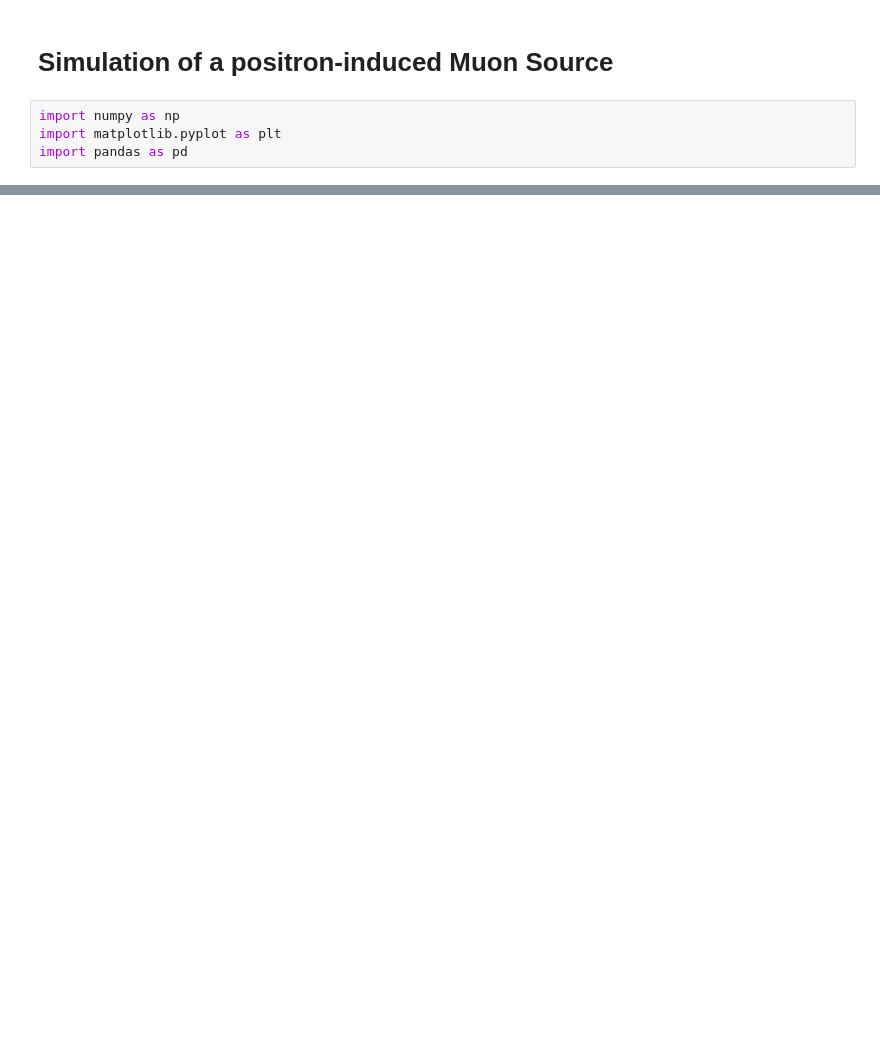
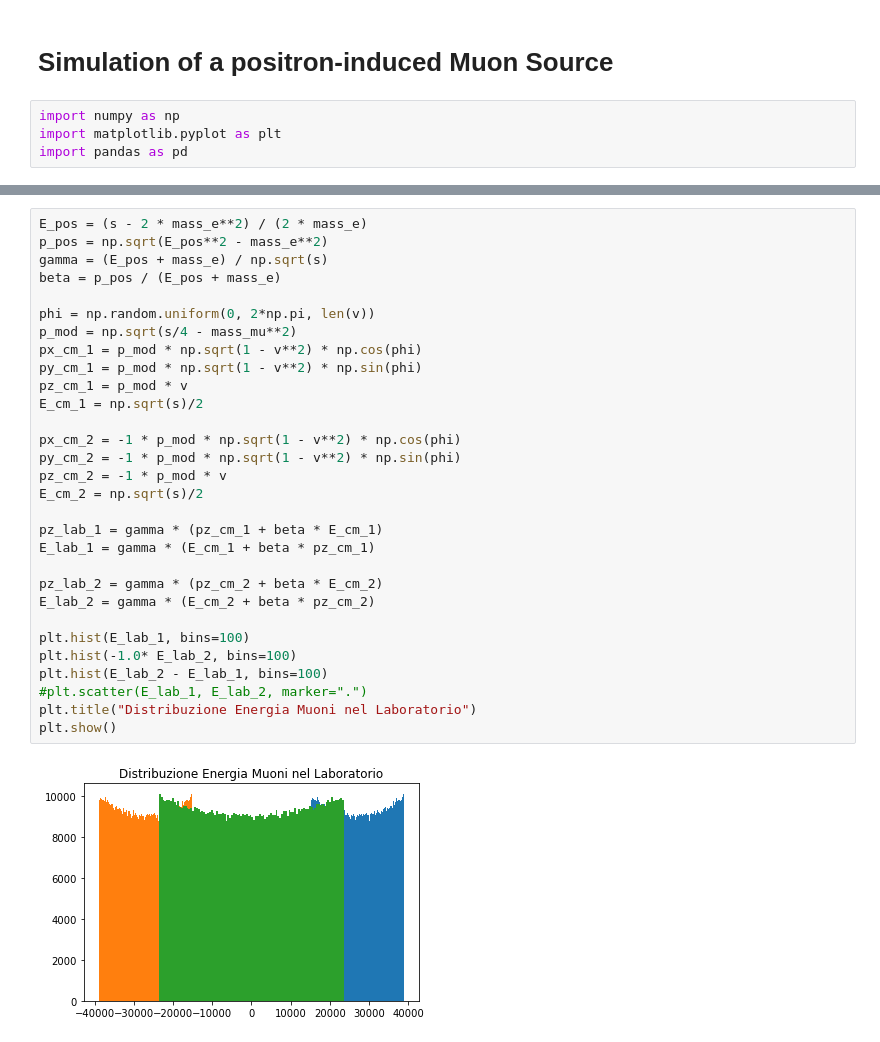
Before and after one commit to sarapasquato/LCP_Project, a Jupyter notebook: Project.ipynb, the cells around one changed output, grey strips where cells are left out. Drawn from its saved outputs; the diff is of its cells as text; blank space fills up the shorter version.

```diff
--- a/Project.ipynb
+++ b/Project.ipynb
@@ -33,0 +66,32 @@ plt.show()
+# %%
+E_pos = (s - 2 * mass_e**2) / (2 * mass_e)
+p_pos = np.sqrt(E_pos**2 - mass_e**2)
+gamma = (E_pos + mass_e) / np.sqrt(s)
+beta = p_pos / (E_pos + mass_e)
+
+phi = np.random.uniform(0, 2*np.pi, len(v))
+p_mod = np.sqrt(s/4 - mass_mu**2)
+px_cm_1 = p_mod * np.sqrt(1 - v**2) * np.cos(phi)
+py_cm_1 = p_mod * np.sqrt(1 - v**2) * np.sin(phi)
+pz_cm_1 = p_mod * v
+E_cm_1 = np.sqrt(s)/2
+
+px_cm_2 = -1 * p_mod * np.sqrt(1 - v**2) * np.cos(phi)
+py_cm_2 = -1 * p_mod * np.sqrt(1 - v**2) * np.sin(phi)
+pz_cm_2 = -1 * p_mod * v
+E_cm_2 = np.sqrt(s)/2
+
+pz_lab_1 = gamma * (pz_cm_1 + beta * E_cm_1)
+E_lab_1 = gamma * (E_cm_1 + beta * pz_cm_1)
+
+pz_lab_2 = gamma * (pz_cm_2 + beta * E_cm_2)
+E_lab_2 = gamma * (E_cm_2 + beta * pz_cm_2)
+
+plt.hist(E_lab_1, bins=100)
+plt.hist(-1.0* E_lab_2, bins=100)
+plt.hist(E_lab_2 - E_lab_1, bins=100)
+#plt.scatter(E_lab_1, E_lab_2, marker=".")
+plt.title("Distribuzione Energia Muoni nel Laboratorio")
+plt.show()
+# %% [output]
+[figure, added]
```
Also changed, not shown: parts of 3 cells of this notebook.
